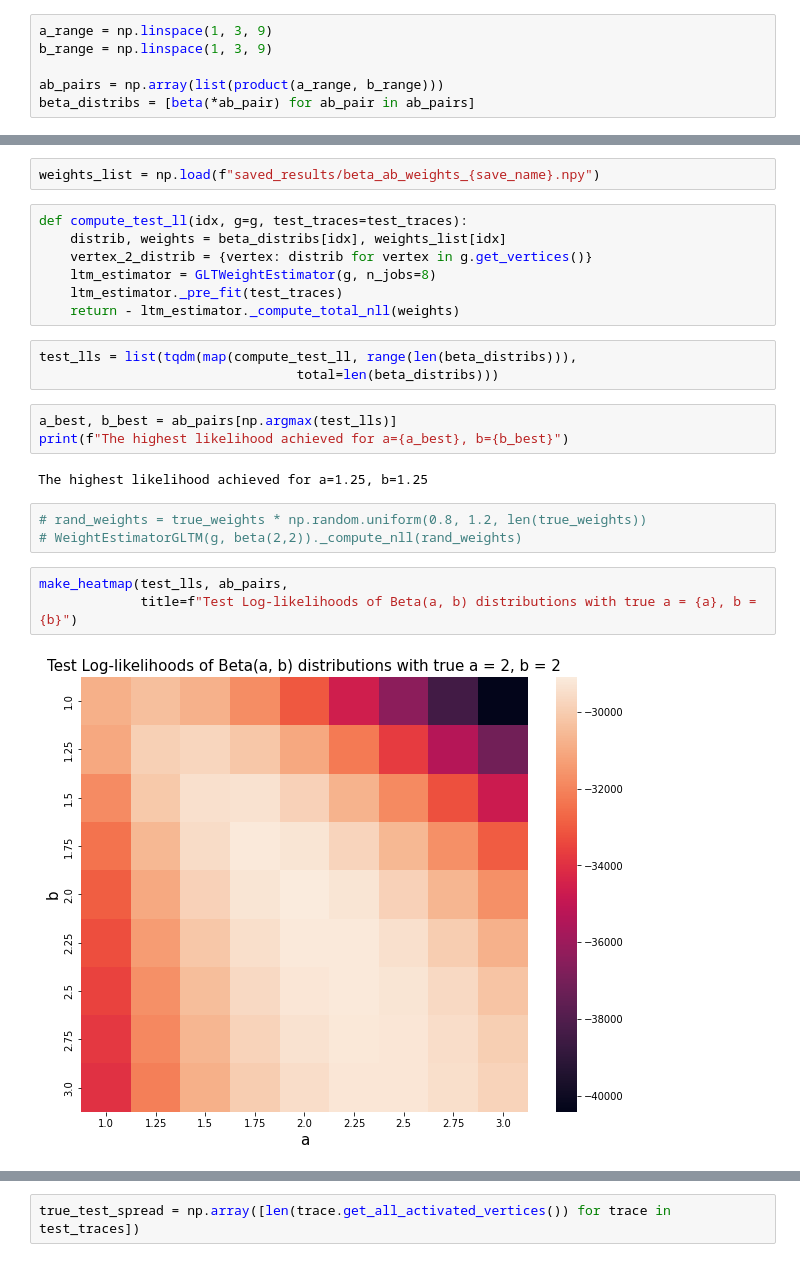
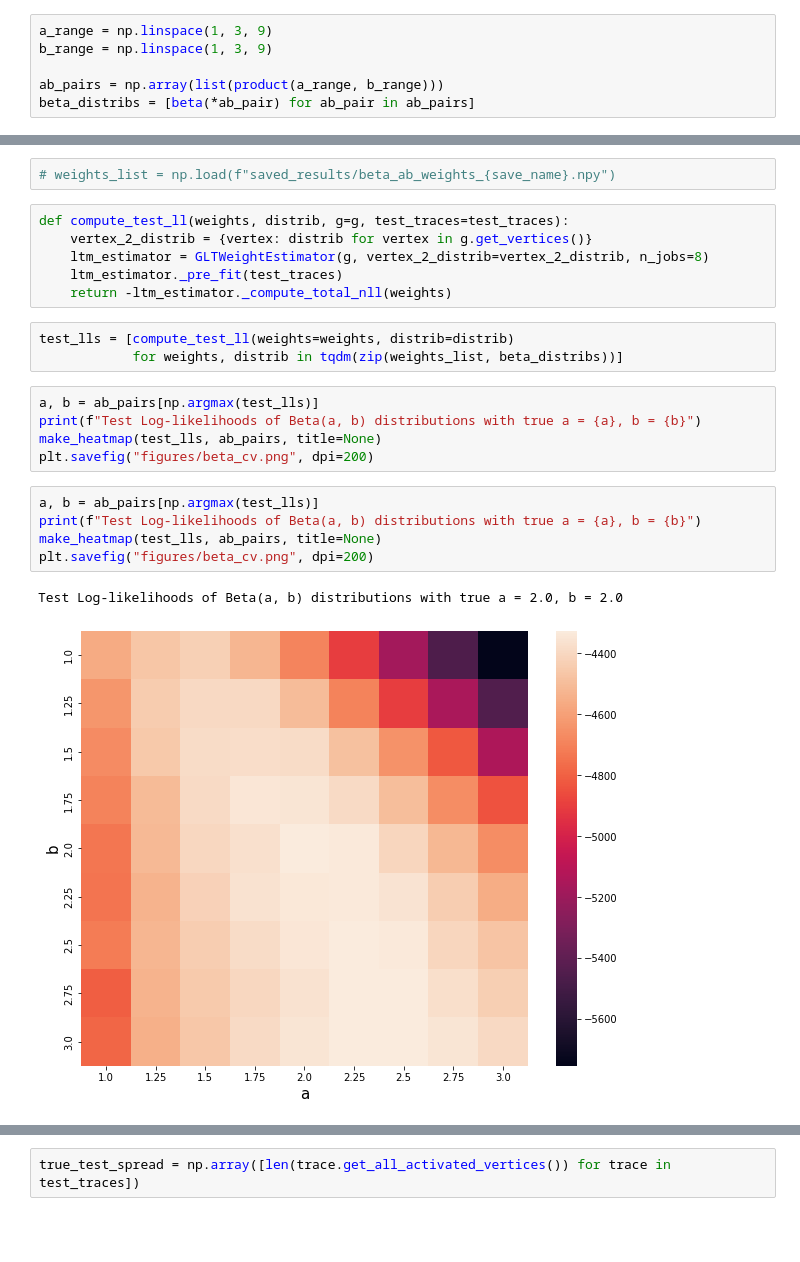
Before and after one commit to AlexanderKagan/gltm_experiments, a Jupyter notebook: beta_ab_comparison/beta_gltm_comparison-watts.ipynb, the cells around one changed output, grey strips where cells are left out. Saved outputs shown, nothing was run; the diff lists cells and outputs as text; blank space fills up the shorter version.

```diff
--- a/beta_ab_comparison/beta_gltm_comparison-watts.ipynb
+++ b/beta_ab_comparison/beta_gltm_comparison-watts.ipynb
@@ -91,26 +98,25 @@ np.save(f"saved_results/beta_ab_weights_{save_name}", weights_list)
 # %%
-weights_list = np.load(f"saved_results/beta_ab_weights_{save_name}.npy")
+# weights_list = np.load(f"saved_results/beta_ab_weights_{save_name}.npy")
 # %%
-def compute_test_ll(idx, g=g, test_traces=test_traces):
-    distrib, weights = beta_distribs[idx], weights_list[idx]
+def compute_test_ll(weights, distrib, g=g, test_traces=test_traces):
     vertex_2_distrib = {vertex: distrib for vertex in g.get_vertices()}
-    ltm_estimator = GLTWeightEstimator(g, n_jobs=8)
+    ltm_estimator = GLTWeightEstimator(g, vertex_2_distrib=vertex_2_distrib, n_jobs=8)
     ltm_estimator._pre_fit(test_traces)
-    return - ltm_estimator._compute_total_nll(weights)
+    return -ltm_estimator._compute_total_nll(weights)
 # %%
-test_lls = list(tqdm(map(compute_test_ll, range(len(beta_distribs))),
-                                 total=len(beta_distribs)))
+test_lls = [compute_test_ll(weights=weights, distrib=distrib)
+            for weights, distrib in tqdm(zip(weights_list, beta_distribs))]
-# %%
-a_best, b_best = ab_pairs[np.argmax(test_lls)]
-print(f"The highest likelihood achieved for a={a_best}, b={b_best}")
-# %% [output]
-The highest likelihood achieved for a=1.25, b=1.25
-# %%
-# rand_weights = true_weights * np.random.uniform(0.8, 1.2, len(true_weights))
-# WeightEstimatorGLTM(g, beta(2,2))._compute_nll(rand_weights)
-# %%
-make_heatmap(test_lls, ab_pairs,
-             title=f"Test Log-likelihoods of Beta(a, b) distributions with true a = {a}, b = {b}")
-# %% [output]
-[figure, removed]
+# %%
+a, b = ab_pairs[np.argmax(test_lls)]
+print(f"Test Log-likelihoods of Beta(a, b) distributions with true a = {a}, b = {b}")
+make_heatmap(test_lls, ab_pairs, title=None)
+plt.savefig("figures/beta_cv.png", dpi=200)
+# %%
+a, b = ab_pairs[np.argmax(test_lls)]
+print(f"Test Log-likelihoods of Beta(a, b) distributions with true a = {a}, b = {b}")
+make_heatmap(test_lls, ab_pairs, title=None)
+plt.savefig("figures/beta_cv.png", dpi=200)
+# %% [output]
+Test Log-likelihoods of Beta(a, b) distributions with true a = 2.0, b = 2.0
+[figure, added]
 # %%
```
Also changed, not shown: parts of 10 cells of this notebook, 4 other files.
